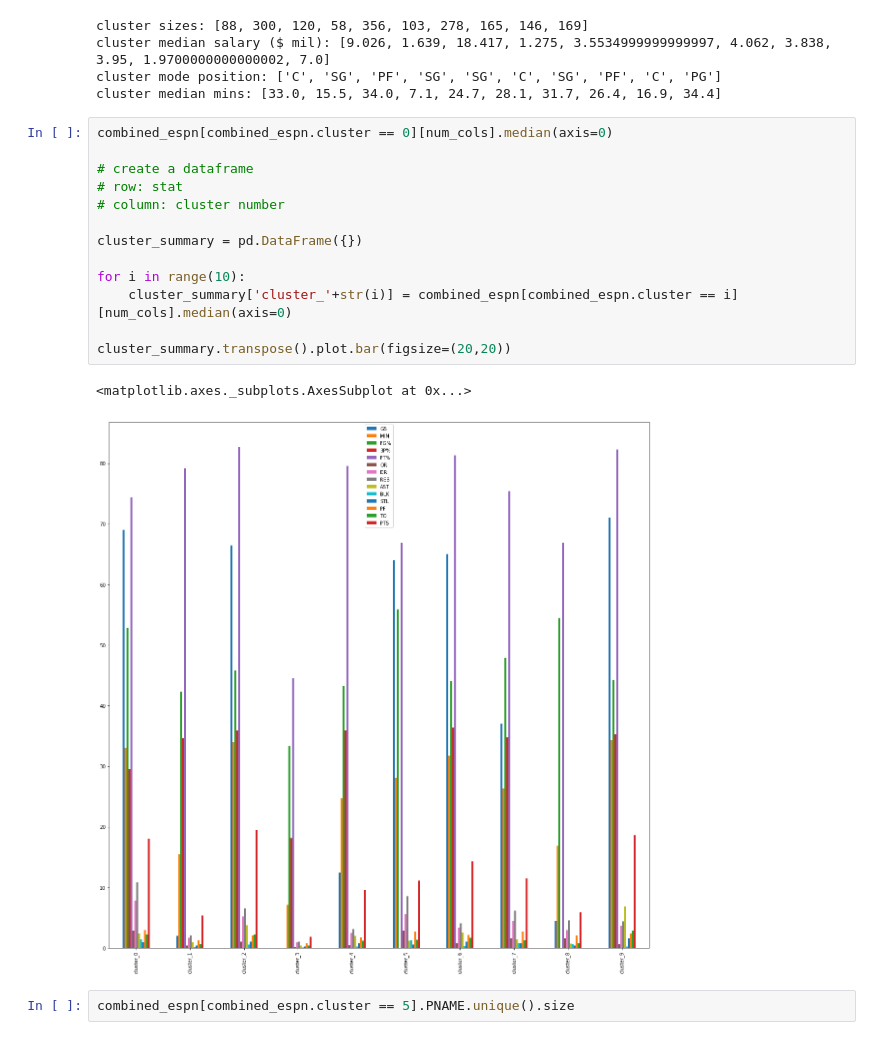
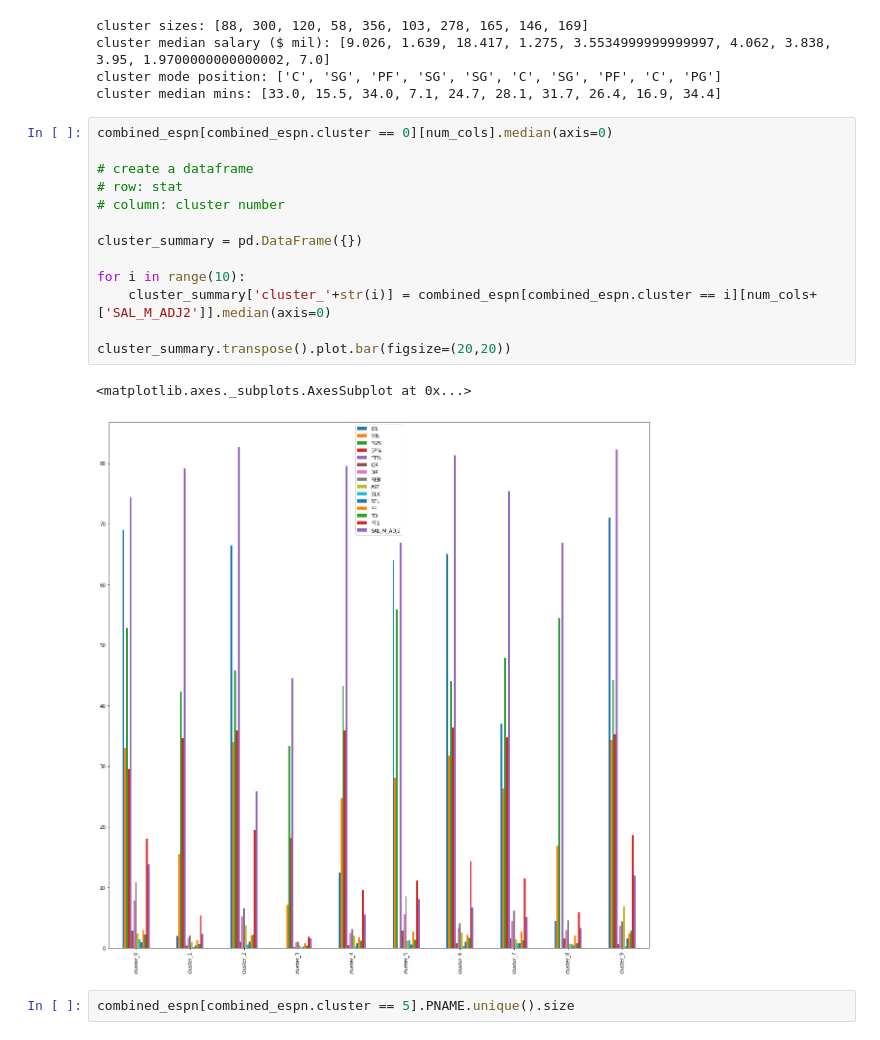
Before and after one commit to Mayer-Yang/NBA_Winner, a Jupyter notebook: Stephen/player_valuation_analysis.ipynb, the cells around one changed output. Drawn from its saved outputs; the diff is of its cells as text.

```diff
--- a/Stephen/player_valuation_analysis.ipynb
+++ b/Stephen/player_valuation_analysis.ipynb
@@ -527,19 +527,19 @@ cluster median mins: [33.0, 15.5, 34.0, 7.1, 24.7, 28.1, 31.7, 26.4, 16.9, 34.4]
 # %%
 combined_espn[combined_espn.cluster == 0][num_cols].median(axis=0)
 
 # create a dataframe
 # row: stat
 # column: cluster number
 
 cluster_summary = pd.DataFrame({})
 
 for i in range(10):
-    cluster_summary['cluster_'+str(i)] = combined_espn[combined_espn.cluster == i][num_cols].median(axis=0)
+    cluster_summary['cluster_'+str(i)] = combined_espn[combined_espn.cluster == i][num_cols+['SAL_M_ADJ2']].median(axis=0)
 
 cluster_summary.transpose().plot.bar(figsize=(20,20))
 # %% [output]
 <matplotlib.axes._subplots.AxesSubplot at 0x...>
-[figure, old version]
+[figure, new version]
 # %%
 combined_espn[combined_espn.cluster == 5].PNAME.unique().size
 # %% [output]
```
Also changed, not shown: parts of 8 cells of this notebook.
